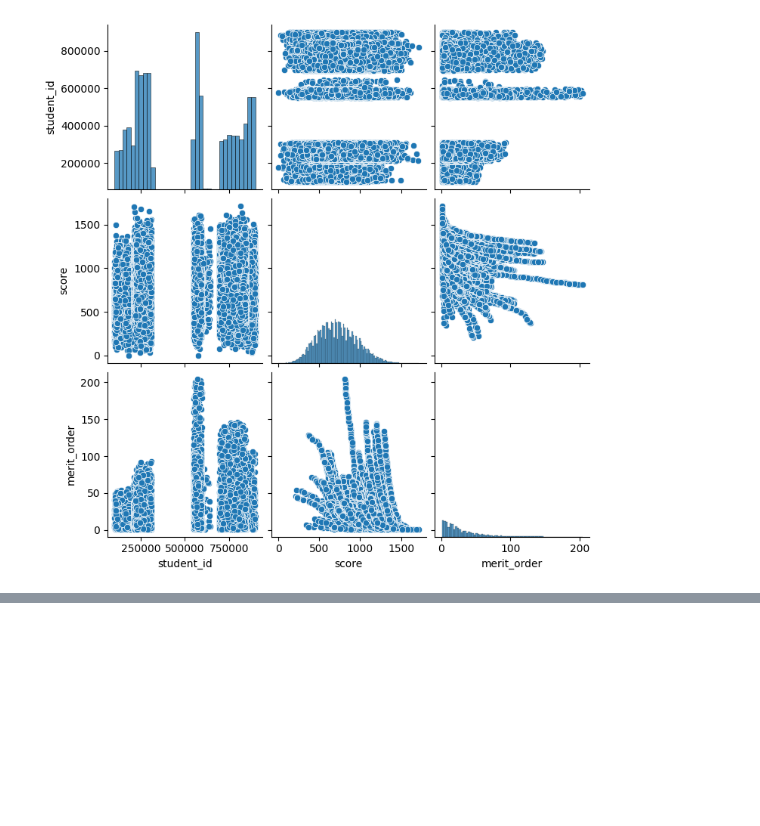
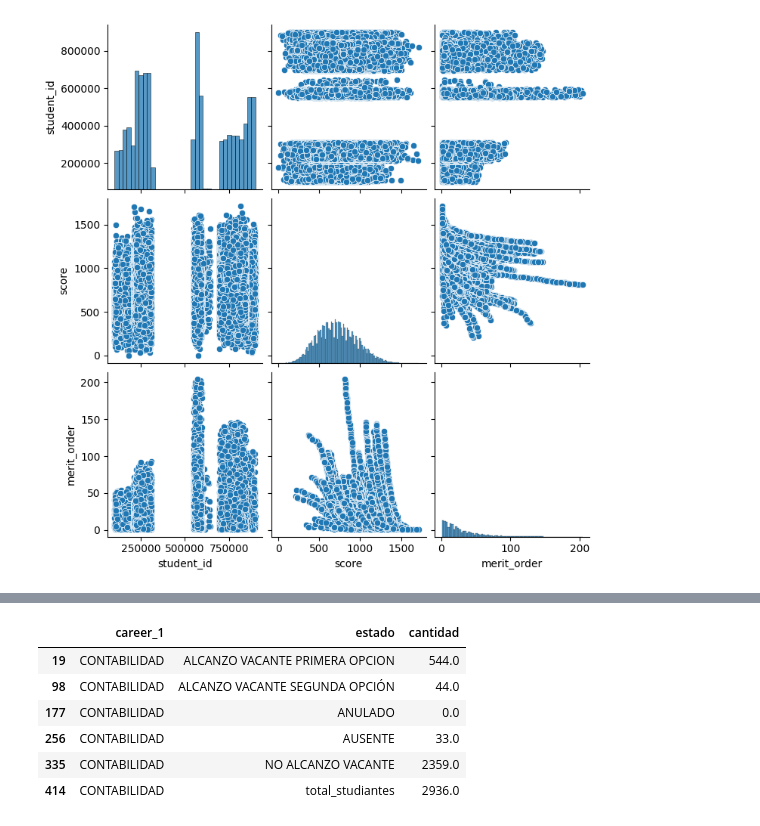
Before and after one commit to Dussand/exam_sm, a Jupyter notebook: delete_data/analisis_postulantes.ipynb, the cells around one changed output, grey strips where cells are left out. Cells and saved outputs as stored; diff of their text form; code cells hidden in the pictures; blank space fills up the shorter version.

```diff
--- a/delete_data/analisis_postulantes.ipynb
+++ b/delete_data/analisis_postulantes.ipynb
@@ -873,0 +911,16 @@ ingresados
+# %%
+melted_df = pd.melt(funnel,
+                     id_vars=['career_1'],
+                     value_vars=['ALCANZO VACANTE PRIMERA OPCION', 'ALCANZO VACANTE SEGUNDA OPCIÓN', 'ANULADO', 'AUSENTE', 'NO ALCANZO VACANTE', 'total_studiantes'],
+                     var_name='estado',
+                     value_name='cantidad')
+# %%
+melted_df[melted_df['career_1'] == 'CONTABILIDAD']
+# %% [output]
+|  | career_1 | estado | cantidad |
+| 19 | CONTABILIDAD | ALCANZO VACANTE PRIMERA OPCION | 544.0 |
+| 98 | CONTABILIDAD | ALCANZO VACANTE SEGUNDA OPCIÓN | 44.0 |
+| 177 | CONTABILIDAD | ANULADO | 0.0 |
+| 256 | CONTABILIDAD | AUSENTE | 33.0 |
+| 335 | CONTABILIDAD | NO ALCANZO VACANTE | 2359.0 |
+| 414 | CONTABILIDAD | total_studiantes | 2936.0 |
```
Also changed, not shown: parts of 8 cells of this notebook, 1 other file.
